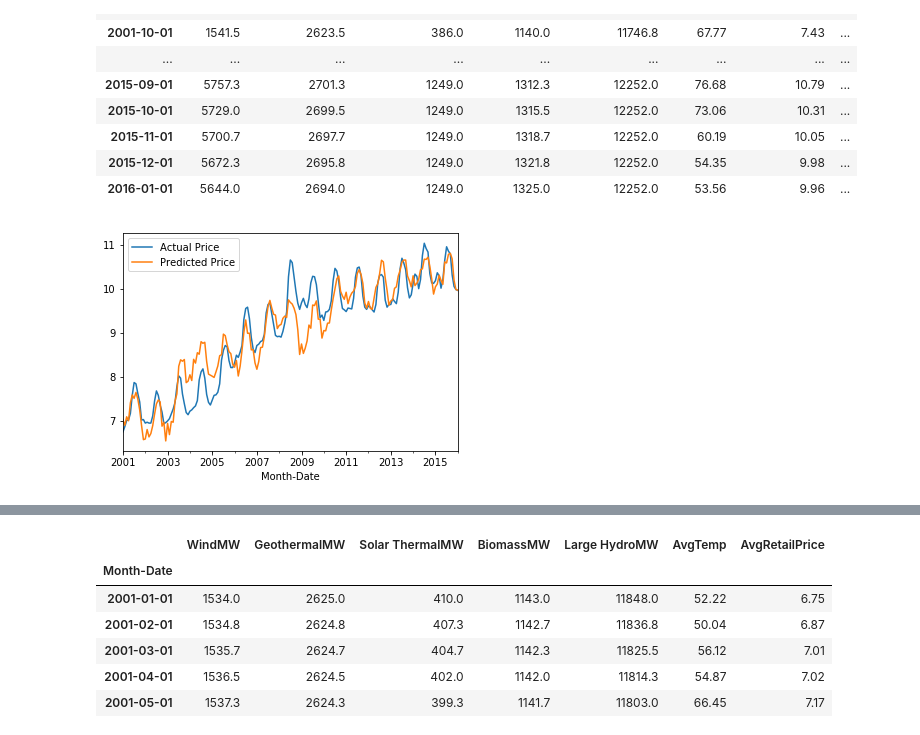
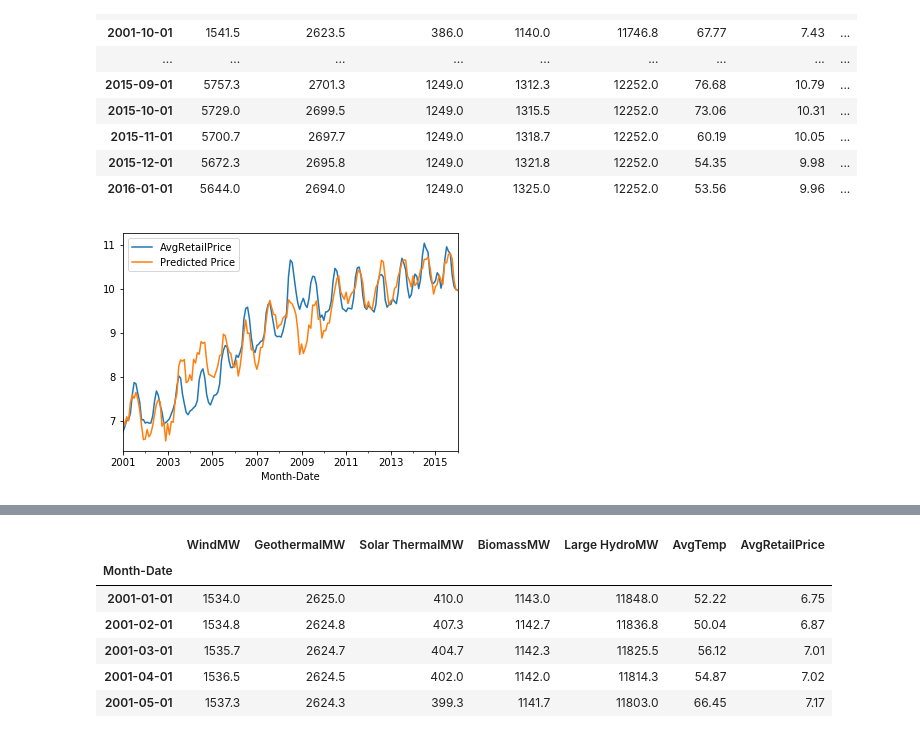
Before and after one commit to priyaggarwal/TimeSeries, a Jupyter notebook: EPP Final .ipynb, the cells around one changed output, grey strips where cells are left out. Saved outputs shown, nothing was run; the diff lists cells and outputs as text; code cells hidden in the pictures.

```diff
--- a/EPP Final .ipynb
+++ b/EPP Final .ipynb
@@ -854,5 +836,5 @@ y_test_pred = pd.DataFrame(y_test_pred)
 # %%
-used_data_trains = used_data2.iloc[:,:-2]
+used_data_trains = used_data2.iloc[:,:-1]
 used_data_trains
 # %% [output]
 |  | WindMW | GeothermalMW | Solar ThermalMW | BiomassMW | Large HydroMW | AvgTemp |
@@ -919,7 +922,7 @@ used_data3
 | 2015-12-01 | 5672.3 | 2695.8 | 1249.0 | 1321.8 | 12252.0 | 54.35 | 9.98 | ... |
 | 2016-01-01 | 5644.0 | 2694.0 | 1249.0 | 1325.0 | 12252.0 | 53.56 | 9.96 | ... |
 # %%
-used_data3[['Actual Price', 'Predicted Price']].plot()
+used_data3[['AvgRetailPrice', 'Predicted Price']].plot()
 pylab.show()
 # %% [output]
-[figure, old version]
+[figure, new version]
```
Also changed, not shown: parts of 25 cells of this notebook, 1 other file.
